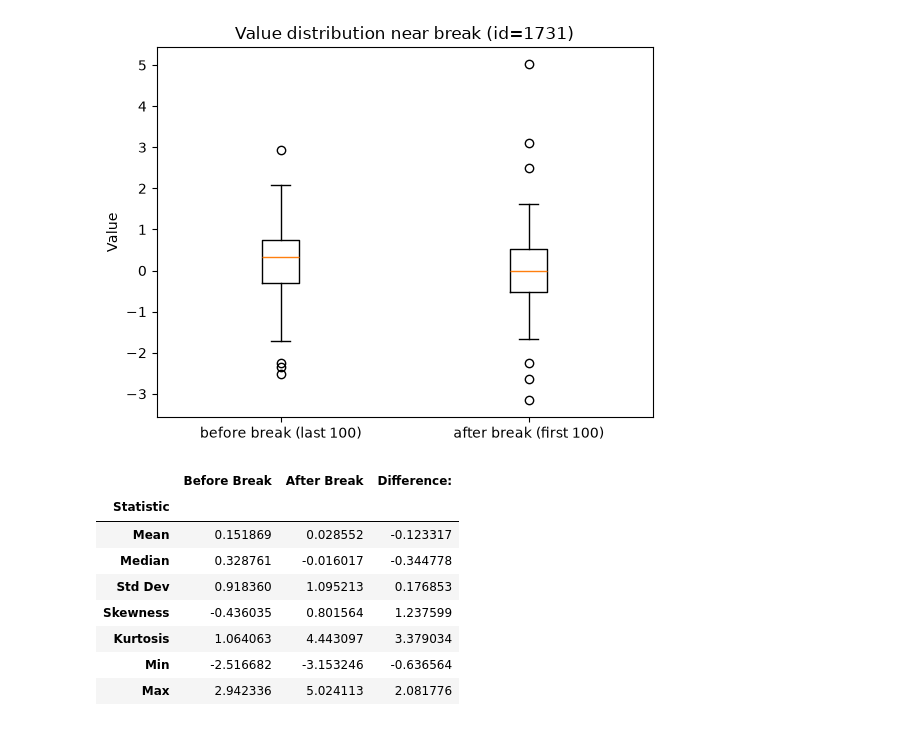
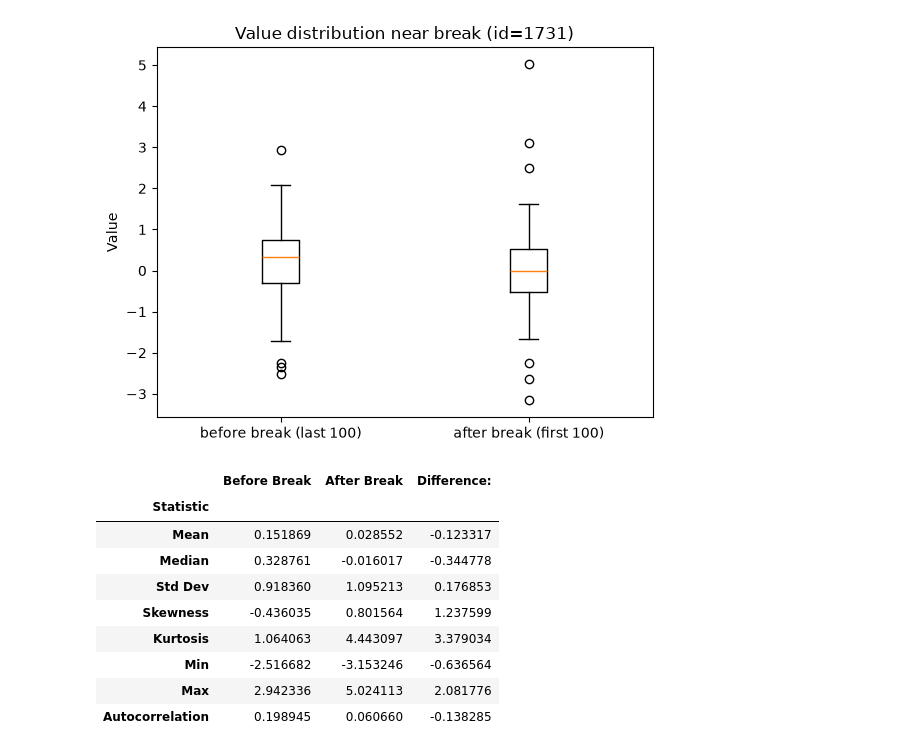
Before and after one commit to AmineSlaoui/structural_break, a Jupyter notebook: notebooks/eda.ipynb, the cells around one changed output. Cells and saved outputs as stored; diff of their text form; code cells hidden in the pictures.

```diff
--- a/notebooks/eda.ipynb
+++ b/notebooks/eda.ipynb
@@ -249,34 +249,39 @@ after_std = after_zoom['value'].std()
 ## Skewness (catches asymmetry i.e. one tail longer than the other)
 before_skew = before_zoom['value'].skew()
 after_skew = after_zoom['value'].skew()
 
 ## Kurtosis (catches how heavy the tails are)
 before_kurt = before_zoom['value'].kurtosis()
 after_kurt = after_zoom['value'].kurtosis()
 
 ## Min/Max
 before_min = before_zoom['value'].min()
 after_min = after_zoom['value'].min()
 before_max = before_zoom['value'].max()
 after_max = after_zoom['value'].max()
 
 
+## Autocorrelation (how correlated the series is with itself at different lags)
+before_autocorr = before_zoom['value'].autocorr(lag=1)
+after_autocorr = after_zoom['value'].autocorr(lag=1)
+
 # Create a summary table
 summary_stats = pd.DataFrame({
-    'Statistic': ['Mean', 'Median', 'Std Dev', 'Skewness', 'Kurtosis', 'Min', 'Max'],
-    'Before Break': [before_mean, before_median, before_std, before_skew, before_kurt, before_min, before_max],
-    'After Break': [after_mean, after_median, after_std, after_skew, after_kurt, after_min, after_max],
-    'Difference:': [after_mean - before_mean, after_median - before_median, after_std - before_std, after_skew - before_skew, after_kurt - before_kurt, after_min - before_min, after_max - before_max]
+    'Statistic': ['Mean', 'Median', 'Std Dev', 'Skewness', 'Kurtosis', 'Min', 'Max', 'Autocorrelation'],
+    'Before Break': [before_mean, before_median, before_std, before_skew, before_kurt, before_min, before_max, before_autocorr],
+    'After Break': [after_mean, after_median, after_std, after_skew, after_kurt, after_min, after_max, after_autocorr],
+    'Difference:': [after_mean - before_mean, after_median - before_median, after_std - before_std, after_skew - before_skew, after_kurt - before_kurt, after_min - before_min, after_max - before_max, after_autocorr - before_autocorr]
 })
 summary_stats.set_index('Statistic', inplace=True)
 display(summary_stats)
 # %% [output]
 |  | Before Break | After Break | Difference: |
 | Statistic |  |  |  |
 | Mean | 0.151869 | 0.028552 | -0.123317 |
 | Median | 0.328761 | -0.016017 | -0.344778 |
 | Std Dev | 0.918360 | 1.095213 | 0.176853 |
 | Skewness | -0.436035 | 0.801564 | 1.237599 |
 | Kurtosis | 1.064063 | 4.443097 | 3.379034 |
 | Min | -2.516682 | -3.153246 | -0.636564 |
 | Max | 2.942336 | 5.024113 | 2.081776 |
+| Autocorrelation | 0.198945 | 0.060660 | -0.138285 |
```
Also changed, not shown: 1 other file.
